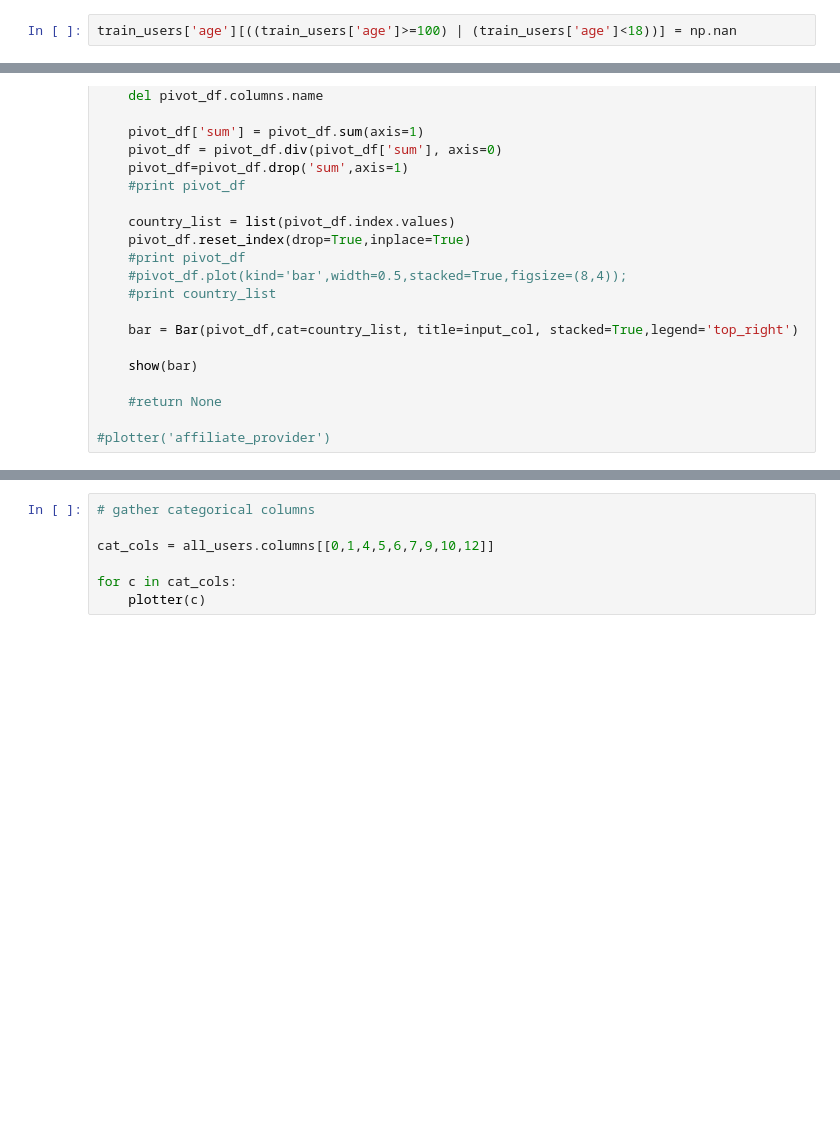
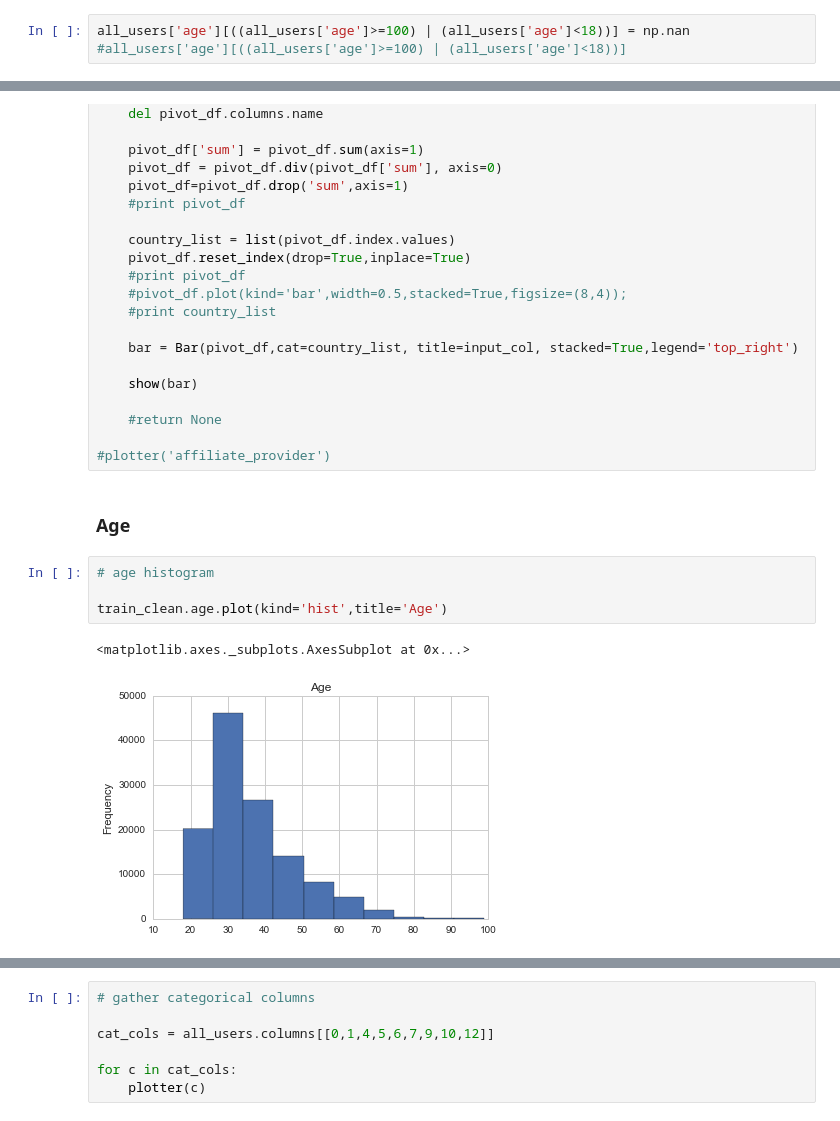
Before and after one commit to derekh34/DAT_SF_18, a Jupyter notebook: Final_Project/Airbnb_DH.ipynb, the cells around one changed output, grey strips where cells are left out. Cells and saved outputs as stored; diff of their text form; blank space fills up the shorter version.

```diff
--- a/Final_Project/Airbnb_DH.ipynb
+++ b/Final_Project/Airbnb_DH.ipynb
@@ -178,7 +180,8 @@ Number of users over the age of one hundred: 2721
 Number of users less than the age of eighteen: 188
 The rest: 158681
 # %%
-train_users['age'][((train_users['age']>=100) | (train_users['age']<18))] = np.nan
+all_users['age'][((all_users['age']>=100) | (all_users['age']<18))] = np.nan
+#all_users['age'][((all_users['age']>=100) | (all_users['age']<18))]
 # %% [output]
 A value is trying to be set on a copy of a slice from a DataFrame
 
@@ -291,3 +295,12 @@ def plotter(input_col):
     #return None
 
 #plotter('affiliate_provider')
+# %% [markdown]
+### Age
+# %%
+# age histogram
+
+train_clean.age.plot(kind='hist',title='Age')
+# %% [output]
+<matplotlib.axes._subplots.AxesSubplot at 0x...>
+[figure, added]
```
Also changed, not shown: parts of 21 cells of this notebook.
